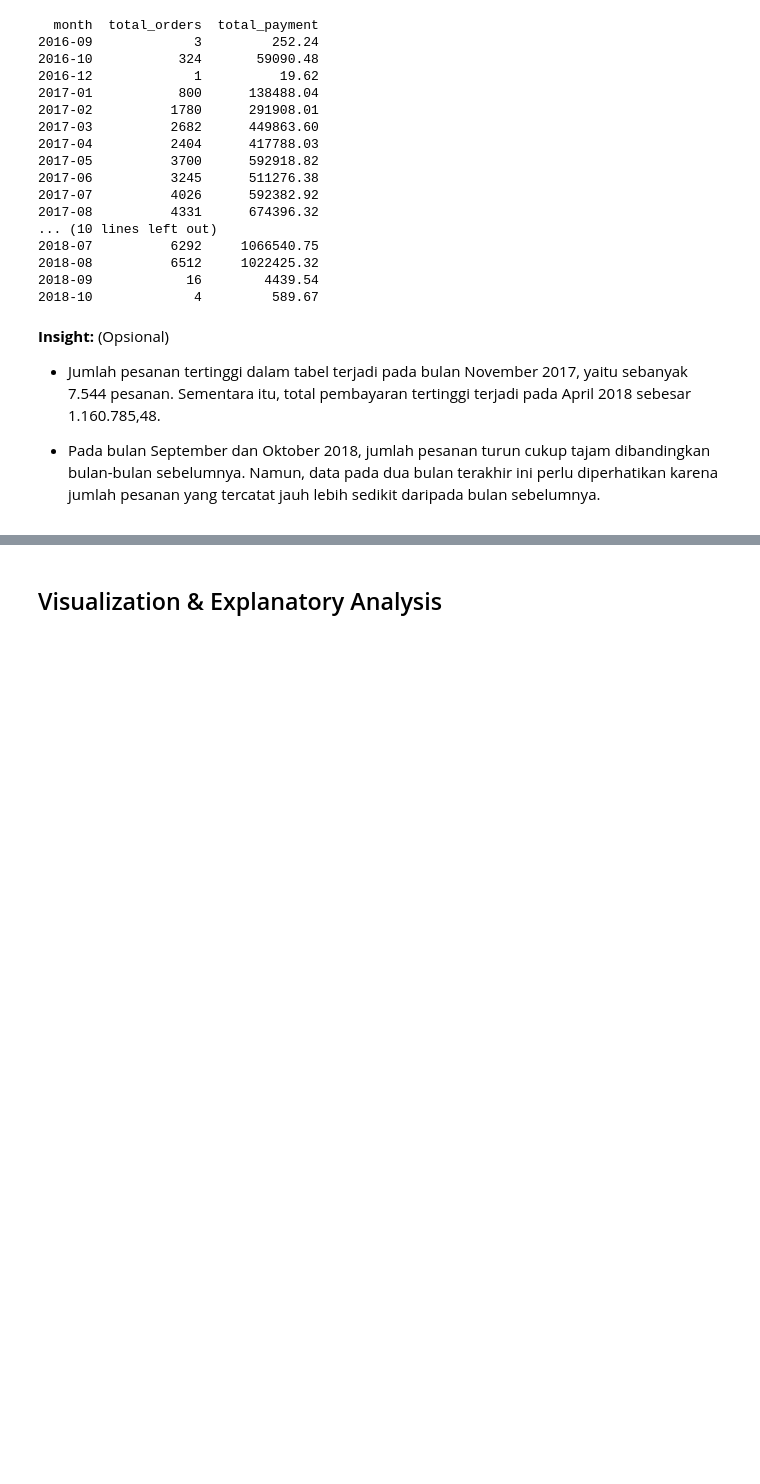
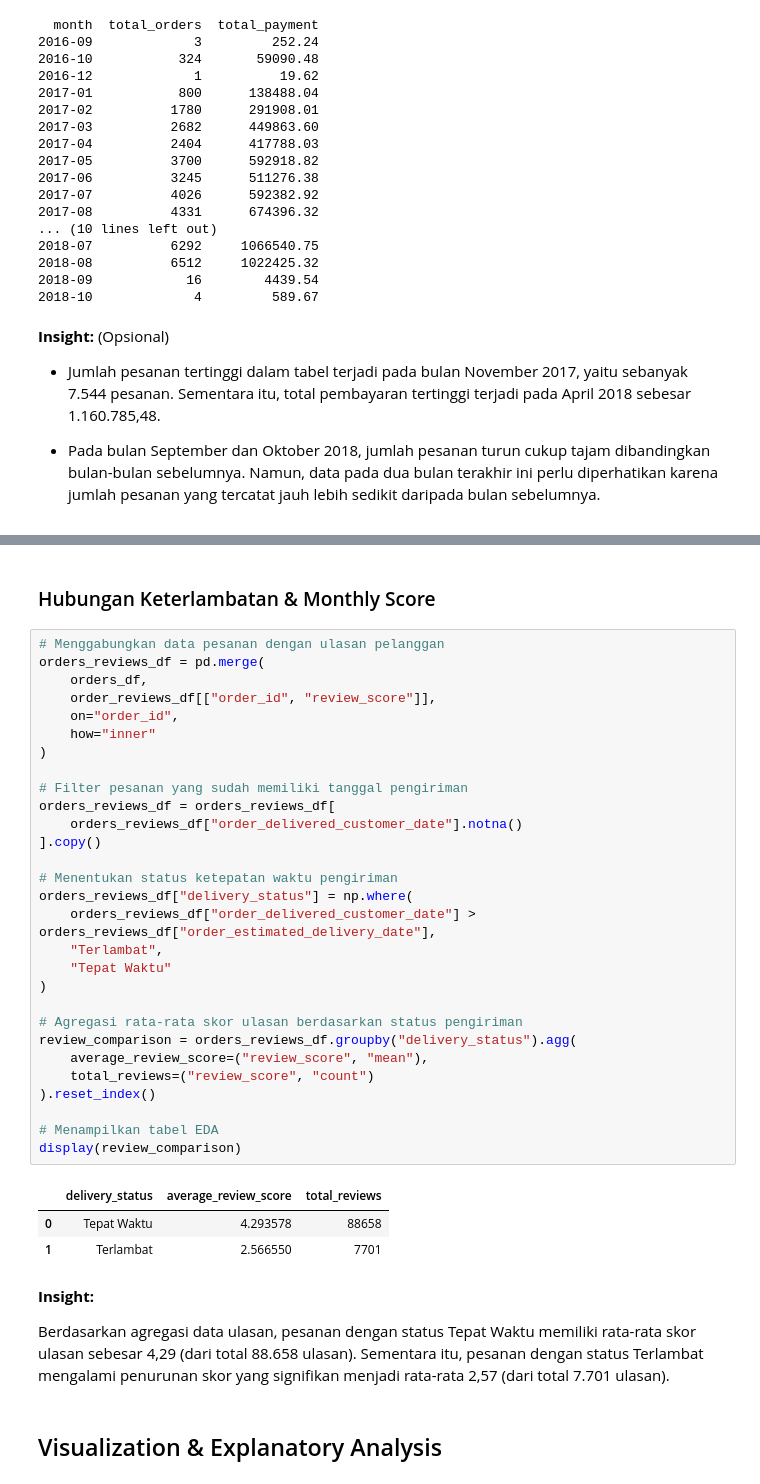
Before and after one commit to sfrhsn/ecommerce-dashboard-dicoding, a Jupyter notebook: notebook.ipynb, the cells around one changed output, grey strips where cells are left out. Cells and saved outputs as stored; diff of their text form; blank space fills up the shorter version.

```diff
--- a/notebook.ipynb
+++ b/notebook.ipynb
@@ -355,3 +385,42 @@ print(monthly_sales.to_string(index=False))
+# %% [markdown]
+### Hubungan Keterlambatan & Monthly Score
+# %%
+# Menggabungkan data pesanan dengan ulasan pelanggan
+orders_reviews_df = pd.merge(
+    orders_df,
+    order_reviews_df[["order_id", "review_score"]],
+    on="order_id",
+    how="inner"
+)
+
+# Filter pesanan yang sudah memiliki tanggal pengiriman
+orders_reviews_df = orders_reviews_df[
+    orders_reviews_df["order_delivered_customer_date"].notna()
+].copy()
+
+# Menentukan status ketepatan waktu pengiriman
+orders_reviews_df["delivery_status"] = np.where(
+    orders_reviews_df["order_delivered_customer_date"] > orders_reviews_df["order_estimated_delivery_date"],
+    "Terlambat",
+    "Tepat Waktu"
+)
+
+# Agregasi rata-rata skor ulasan berdasarkan status pengiriman
+review_comparison = orders_reviews_df.groupby("delivery_status").agg(
+    average_review_score=("review_score", "mean"),
+    total_reviews=("review_score", "count")
+).reset_index()
+
+# Menampilkan tabel EDA
+display(review_comparison)
+# %% [output]
+|  | delivery_status | average_review_score | total_reviews |
+| 0 | Tepat Waktu | 4.293578 | 88658 |
+| 1 | Terlambat | 2.566550 | 7701 |
+# %% [markdown]
+**Insight:**
+
+Berdasarkan agregasi data ulasan, pesanan dengan status Tepat Waktu memiliki rata-rata skor ulasan sebesar 4,29 (dari total 88.658 ulasan). Sementara itu, pesanan dengan status Terlambat mengalami penurunan skor yang signifikan menjadi rata-rata 2,57 (dari total 7.701 ulasan).
 # %% [markdown]
 ## Visualization & Explanatory Analysis
 # %% [markdown]
```
Also changed, not shown: parts of 16 cells of this notebook, 4 other files.
